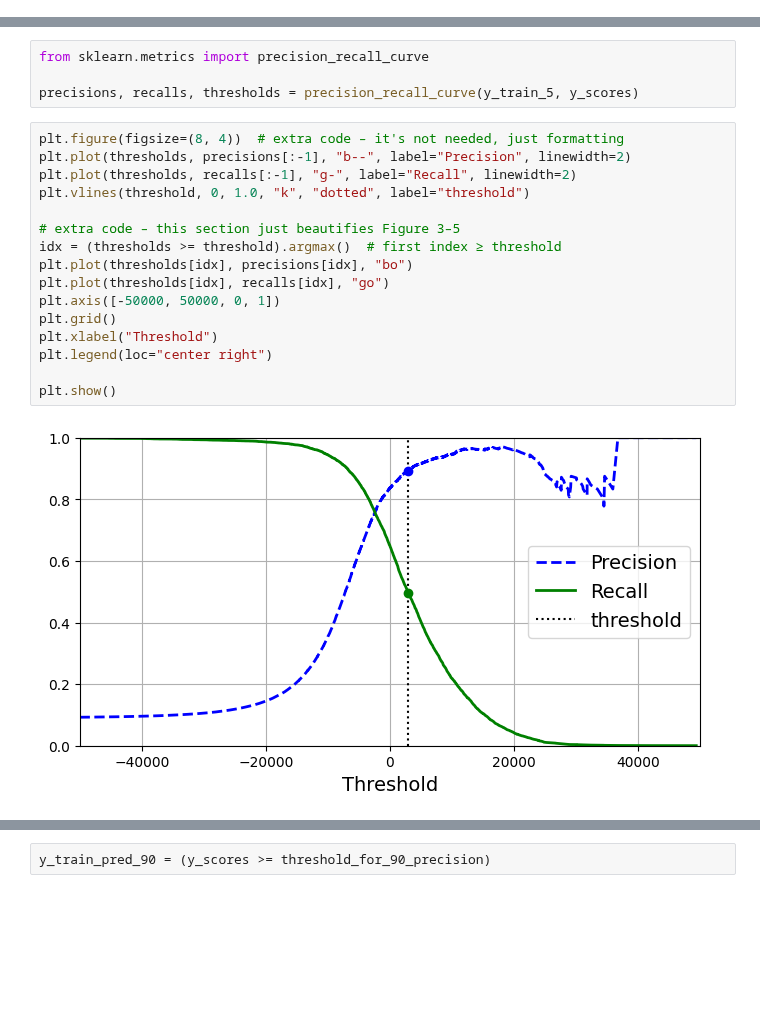
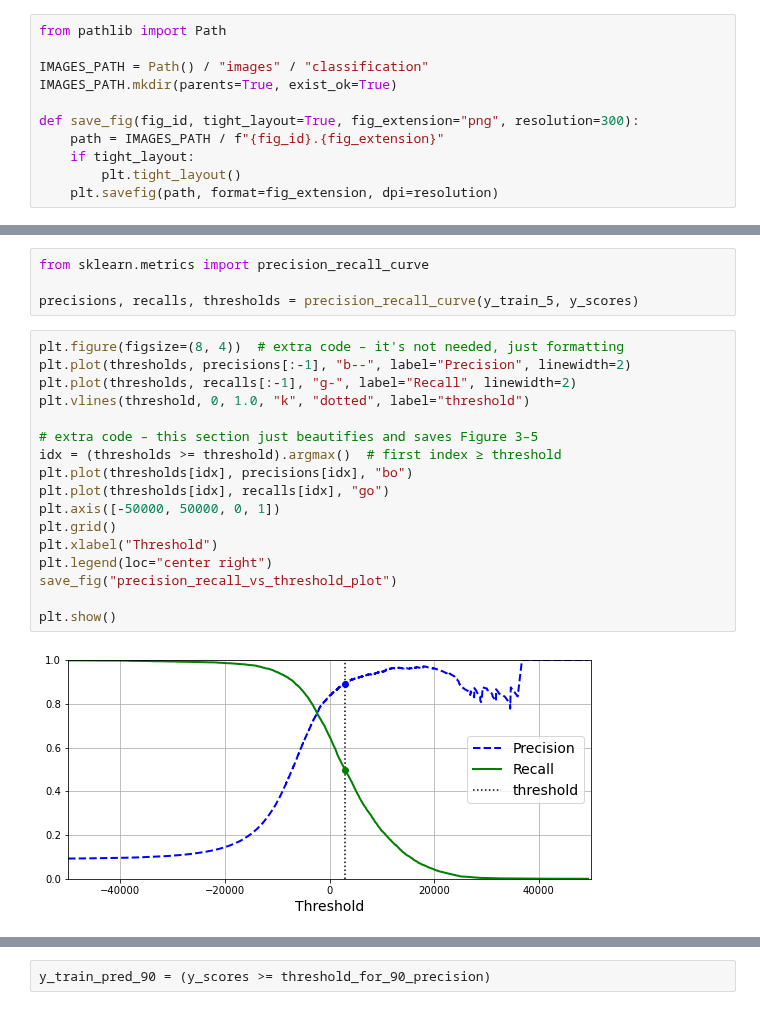
Before and after one commit to pjmcswee/IST707-Notebooks, a Jupyter notebook: week3/03_classification.ipynb, the cells around one changed output, grey strips where cells are left out. Cells and saved outputs as stored; diff of their text form; blank space fills up the shorter version.

```diff
--- a/week3/03_classification.ipynb
+++ b/week3/03_classification.ipynb
@@ -39,3 +41,14 @@ plt.rc('ytick', labelsize=10)
+# %%
+from pathlib import Path
+
+IMAGES_PATH = Path() / "images" / "classification"
+IMAGES_PATH.mkdir(parents=True, exist_ok=True)
+
+def save_fig(fig_id, tight_layout=True, fig_extension="png", resolution=300):
+    path = IMAGES_PATH / f"{fig_id}.{fig_extension}"
+    if tight_layout:
+        plt.tight_layout()
+    plt.savefig(path, format=fig_extension, dpi=resolution)
 # %% [markdown]
 # MNIST
 # %%
@@ -269,21 +282,22 @@ precisions, recalls, thresholds = precision_recall_curve(y_train_5, y_scores)
 # %%
 plt.figure(figsize=(8, 4))  # extra code – it's not needed, just formatting
 plt.plot(thresholds, precisions[:-1], "b--", label="Precision", linewidth=2)
 plt.plot(thresholds, recalls[:-1], "g-", label="Recall", linewidth=2)
 plt.vlines(threshold, 0, 1.0, "k", "dotted", label="threshold")
 
-# extra code – this section just beautifies Figure 3–5
+# extra code – this section just beautifies and saves Figure 3–5
 idx = (thresholds >= threshold).argmax()  # first index ≥ threshold
 plt.plot(thresholds[idx], precisions[idx], "bo")
 plt.plot(thresholds[idx], recalls[idx], "go")
 plt.axis([-50000, 50000, 0, 1])
 plt.grid()
 plt.xlabel("Threshold")
 plt.legend(loc="center right")
+save_fig("precision_recall_vs_threshold_plot")
 
 plt.show()
 # %% [output]
-[figure, old version]
+[figure, new version]
 # %%
 import matplotlib.patches as patches  # extra code – for the curved arrow
 
```
Also changed, not shown: parts of 48 cells of this notebook, 13 other files.
